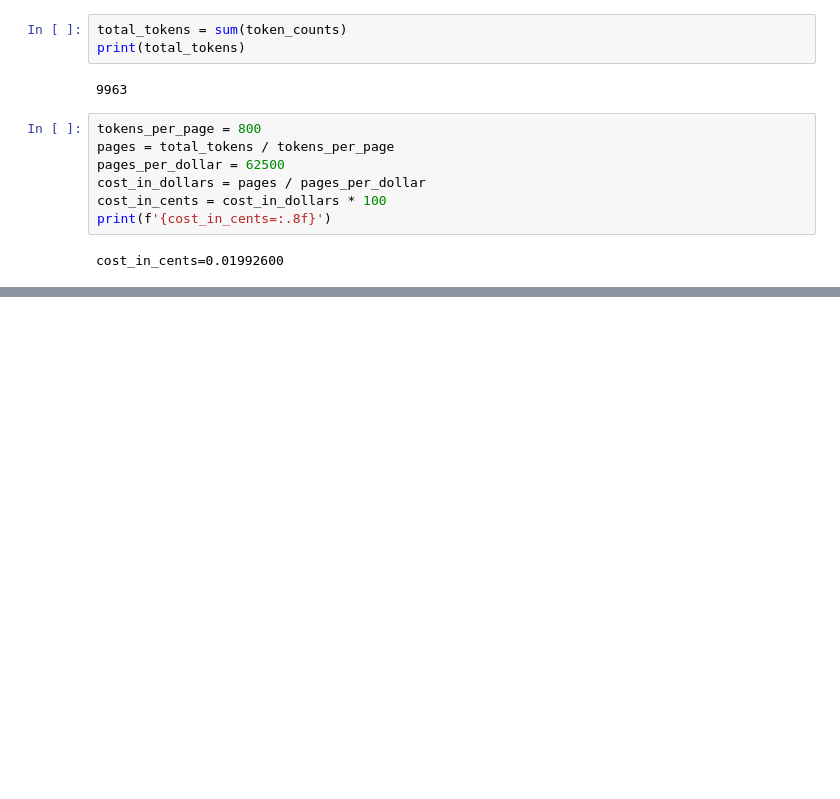
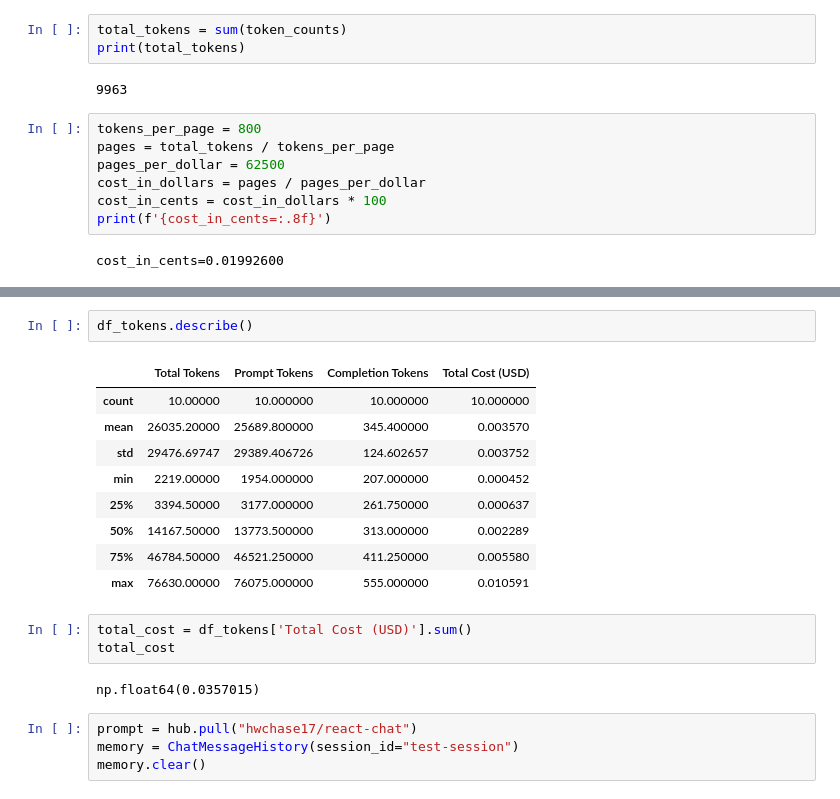
Before and after one commit to ericmelz/review-genie, a Jupyter notebook: notebooks/Week 3.ipynb, the cells around one changed output, grey strips where cells are left out. Drawn from its saved outputs; the diff is of its cells as text; blank space fills up the shorter version.

Commit message:
Got memory working

```diff
--- a/notebooks/Week 3.ipynb
+++ b/notebooks/Week 3.ipynb
@@ -387,0 +520,21 @@ cost_in_cents=0.01992600
+# %%
+df_tokens.describe()
+# %% [output]
+|  | Total Tokens | Prompt Tokens | Completion Tokens | Total Cost (USD) |
+| count | 10.00000 | 10.000000 | 10.000000 | 10.000000 |
+| mean | 26035.20000 | 25689.800000 | 345.400000 | 0.003570 |
+| std | 29476.69747 | 29389.406726 | 124.602657 | 0.003752 |
+| min | 2219.00000 | 1954.000000 | 207.000000 | 0.000452 |
+| 25% | 3394.50000 | 3177.000000 | 261.750000 | 0.000637 |
+| 50% | 14167.50000 | 13773.500000 | 313.000000 | 0.002289 |
+| 75% | 46784.50000 | 46521.250000 | 411.250000 | 0.005580 |
+| max | 76630.00000 | 76075.000000 | 555.000000 | 0.010591 |
+# %%
+total_cost = df_tokens['Total Cost (USD)'].sum()
+total_cost
+# %% [output]
+np.float64(0.0357015)
+# %%
+prompt = hub.pull("hwchase17/react-chat")
+memory = ChatMessageHistory(session_id="test-session")
+memory.clear()
```
Also changed, not shown: parts of 23 cells of this notebook.
